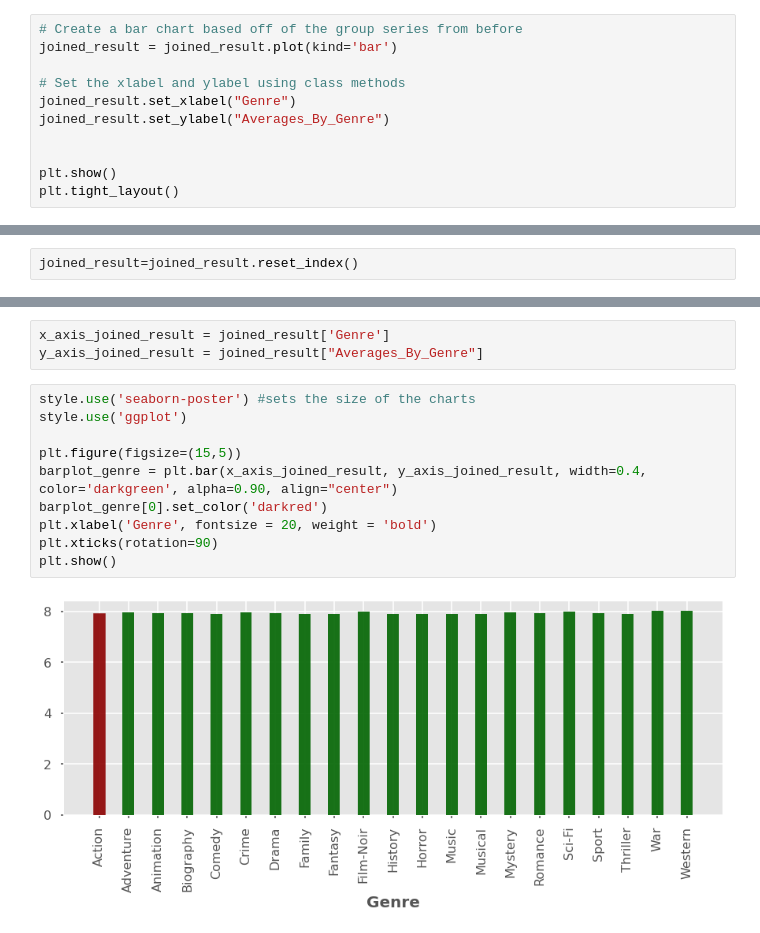
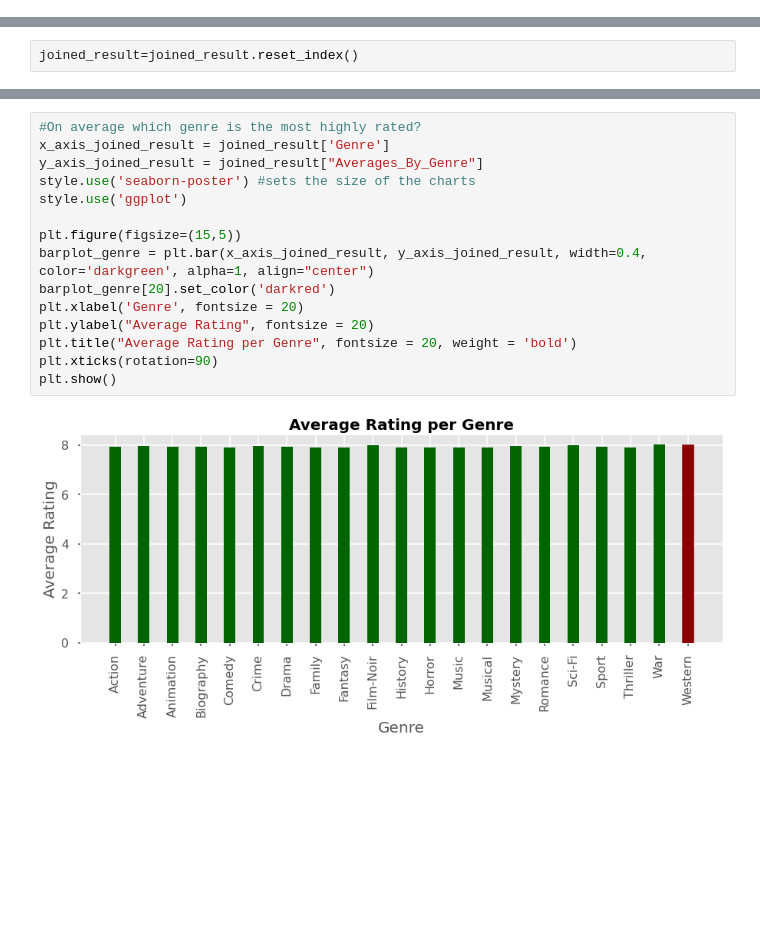
Before and after one commit to saaallyahmed/Mango5, a Jupyter notebook: ee_Top 1000 Movie Analysis.ipynb, the cells around one changed output, grey strips where cells are left out. Saved outputs shown, nothing was run; the diff lists cells and outputs as text; blank space fills up the shorter version.

```diff
--- a/ee_Top 1000 Movie Analysis.ipynb
+++ b/ee_Top 1000 Movie Analysis.ipynb
@@ -292,14 +291,3 @@ joined_result
 | Thriller | 824.1 | 104 | 7.924038 |
 | War | 248.8 | 31 | 8.025806 |
 | Western | 128.6 | 16 | 8.037500 |
-# %%
-# Create a bar chart based off of the group series from before
-joined_result = joined_result.plot(kind='bar')
-
-# Set the xlabel and ylabel using class methods
-joined_result.set_xlabel("Genre")
-joined_result.set_ylabel("Averages_By_Genre")
-
-
-plt.show()
-plt.tight_layout()
@@ -845,15 +854,17 @@ joined_result=joined_result.reset_index()
 # %%
+#On average which genre is the most highly rated?
 x_axis_joined_result = joined_result['Genre']
 y_axis_joined_result = joined_result["Averages_By_Genre"]
+style.use('seaborn-poster') #sets the size of the charts
+style.use('ggplot')
+
+plt.figure(figsize=(15,5))
+barplot_genre = plt.bar(x_axis_joined_result, y_axis_joined_result, width=0.4, color='darkgreen', alpha=1, align="center")
+barplot_genre[20].set_color('darkred')
+plt.xlabel('Genre', fontsize = 20)
+plt.ylabel("Average Rating", fontsize = 20)
+plt.title("Average Rating per Genre", fontsize = 20, weight = 'bold')
+plt.xticks(rotation=90)
+plt.show()
+# %% [output]
+[figure, added]
-# %%
-style.use('seaborn-poster') #sets the size of the charts
-style.use('ggplot')
-
-plt.figure(figsize=(15,5))
-barplot_genre = plt.bar(x_axis_joined_result, y_axis_joined_result, width=0.4, color='darkgreen', alpha=0.90, align="center")
-barplot_genre[0].set_color('darkred')
-plt.xlabel('Genre', fontsize = 20, weight = 'bold')
-plt.xticks(rotation=90)
-plt.show()
-# %% [output]
-[figure, removed]
```
Also changed, not shown: parts of 35 cells of this notebook.
